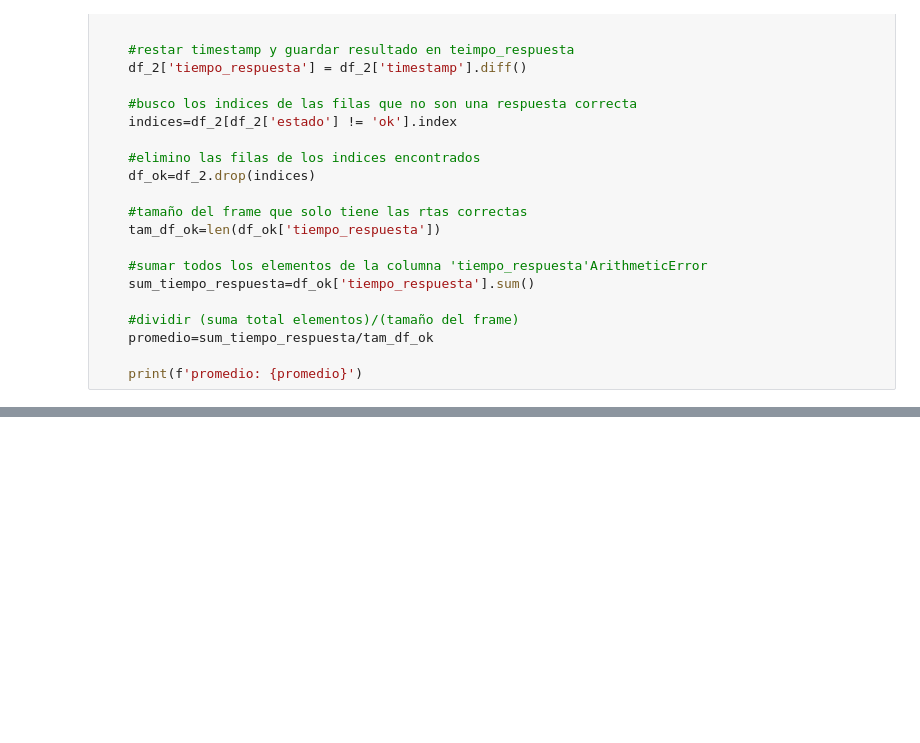
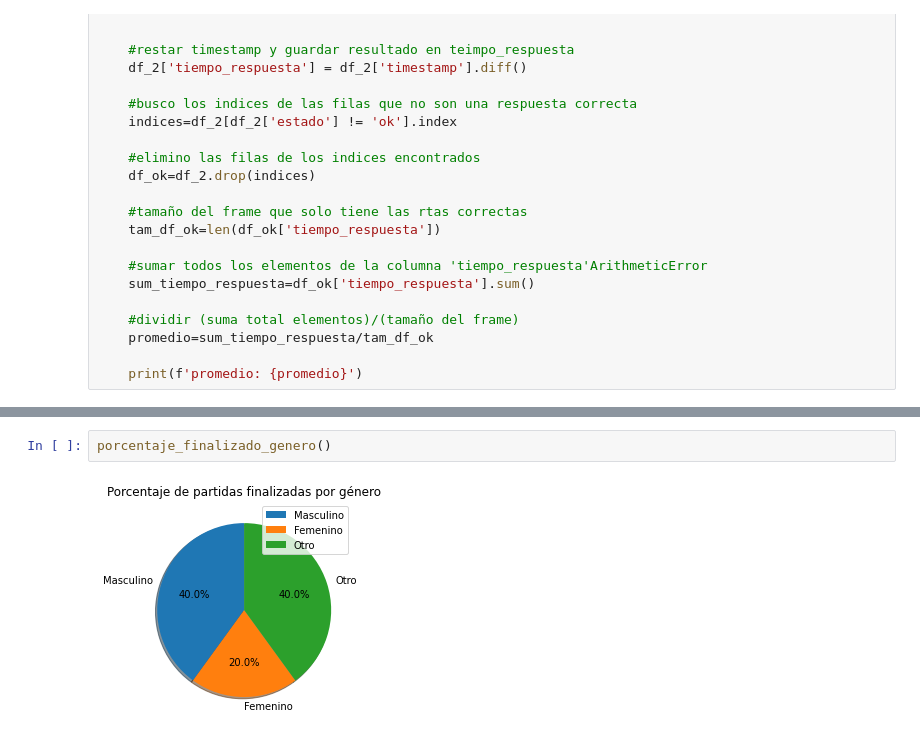
Before and after one commit to IsidroEmirPelli/proyecto-final-seminario, a Jupyter notebook: scripts/Procesamiento_de_Datos.ipynb, the cells around one changed output, grey strips where cells are left out. Drawn from its saved outputs; the diff is of its cells as text; blank space fills up the shorter version.

```diff
--- a/scripts/Procesamiento_de_Datos.ipynb
+++ b/scripts/Procesamiento_de_Datos.ipynb
@@ -212,0 +222,4 @@ def promedio_respuestas_exitosas():
+# %%
+porcentaje_finalizado_genero()
+# %% [output]
+[figure, added]
```
Also changed, not shown: parts of 12 cells of this notebook, 2 other files.
